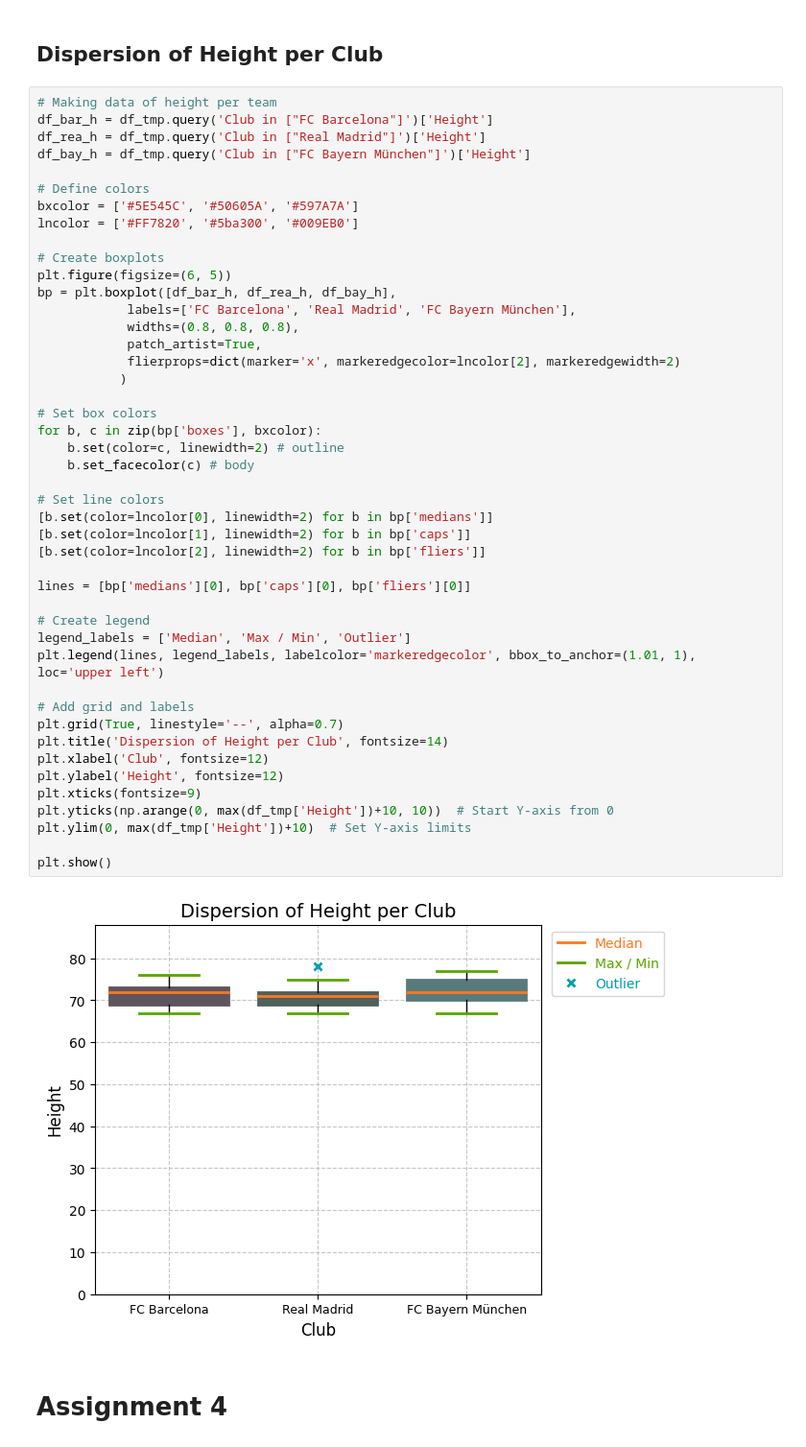
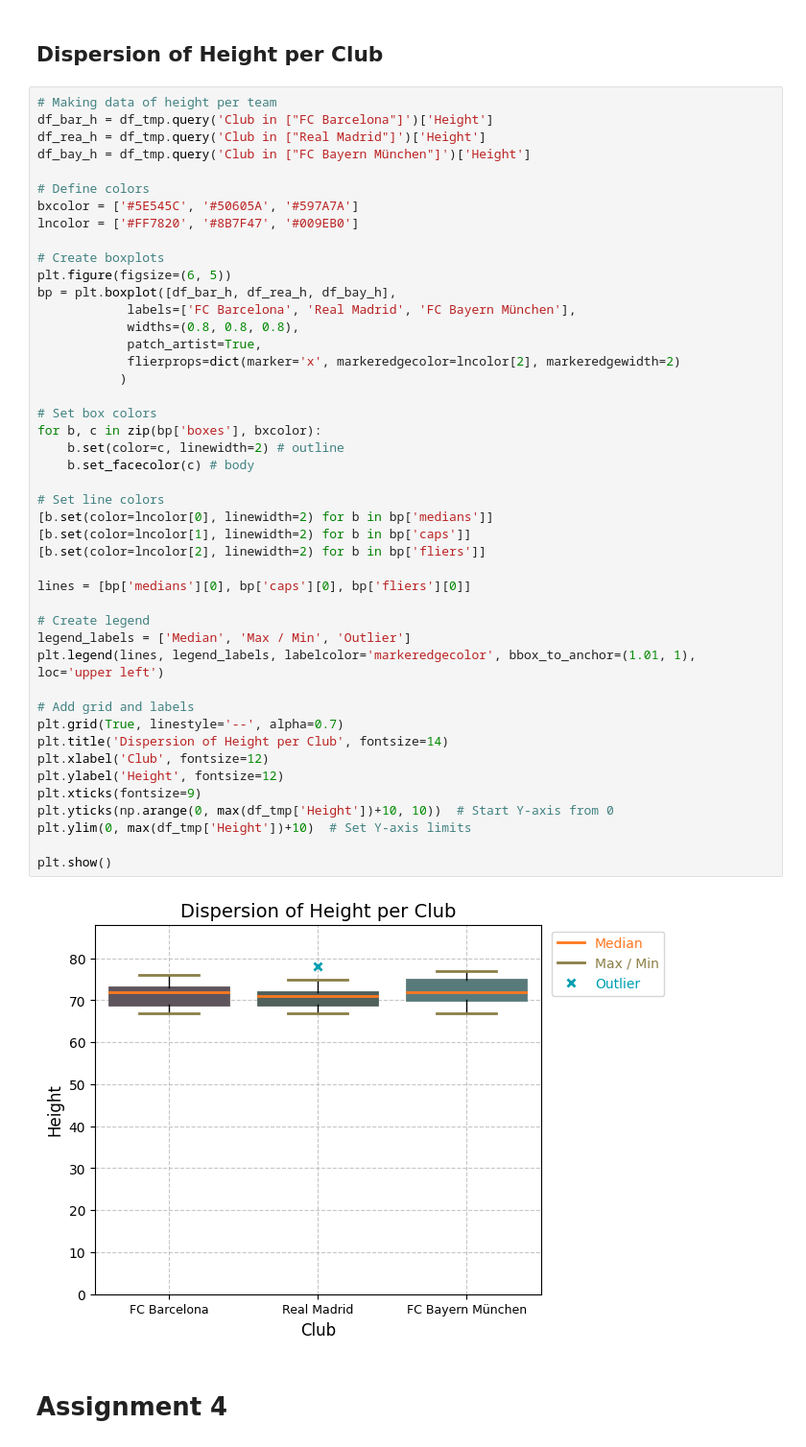
Before and after one commit to mukoubuchi/kaggle, a Jupyter notebook: dataviz-badging-practical-examination.ipynb, the cells around one changed output. Shown at 96% size. Drawn from its saved outputs; the diff is of its cells as text.

```diff
--- a/dataviz-badging-practical-examination.ipynb
+++ b/dataviz-badging-practical-examination.ipynb
@@ -222,7 +222,7 @@ df_bay_h = df_tmp.query('Club in ["FC Bayern München"]')['Height']
 
 # Define colors
 bxcolor = ['#5E545C', '#50605A', '#597A7A']
-lncolor = ['#FF7820', '#5ba300', '#009EB0']
+lncolor = ['#FF7820', '#8B7F47', '#009EB0']
 
 # Create boxplots
 plt.figure(figsize=(6, 5))
@@ -233,34 +233,34 @@ bp = plt.boxplot([df_bar_h, df_rea_h, df_bay_h],
             flierprops=dict(marker='x', markeredgecolor=lncolor[2], markeredgewidth=2)
            )
 
 # Set box colors
 for b, c in zip(bp['boxes'], bxcolor):
     b.set(color=c, linewidth=2) # outline
     b.set_facecolor(c) # body
 
 # Set line colors
 [b.set(color=lncolor[0], linewidth=2) for b in bp['medians']]
 [b.set(color=lncolor[1], linewidth=2) for b in bp['caps']]
 [b.set(color=lncolor[2], linewidth=2) for b in bp['fliers']]
 
 lines = [bp['medians'][0], bp['caps'][0], bp['fliers'][0]]
 
 # Create legend
 legend_labels = ['Median', 'Max / Min', 'Outlier']
 plt.legend(lines, legend_labels, labelcolor='markeredgecolor', bbox_to_anchor=(1.01, 1), loc='upper left')
 
 # Add grid and labels
 plt.grid(True, linestyle='--', alpha=0.7)
 plt.title('Dispersion of Height per Club', fontsize=14)
 plt.xlabel('Club', fontsize=12)
 plt.ylabel('Height', fontsize=12)
 plt.xticks(fontsize=9)
 plt.yticks(np.arange(0, max(df_tmp['Height'])+10, 10))  # Start Y-axis from 0
 plt.ylim(0, max(df_tmp['Height'])+10)  # Set Y-axis limits
 
 plt.show()
 # %% [output]
-[figure, old version]
+[figure, new version]
 # %% [markdown]
 # Assignment 4
 # %%
```
Also changed, not shown: parts of 1 cell of this notebook.
